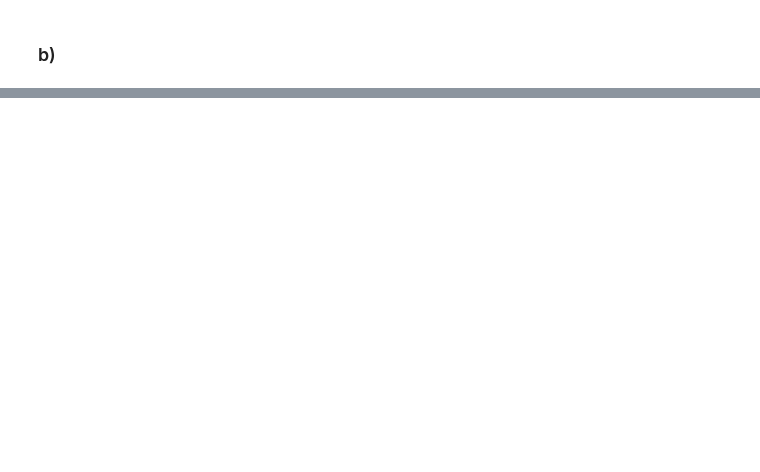
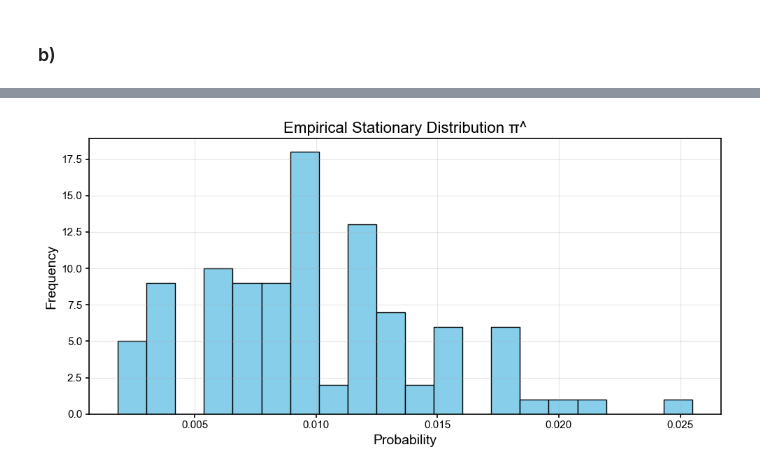
Before and after one commit to sepehrilami/phys7332_fa25, a Jupyter notebook: assignments/assignment03.ipynb, the cells around one changed output, grey strips where cells are left out. Saved outputs shown, nothing was run; the diff lists cells and outputs as text; code cells hidden in the pictures; blank space fills up the shorter version.

```diff
--- a/assignments/assignment03.ipynb
+++ b/assignments/assignment03.ipynb
@@ -1156,0 +854,9 @@ Overall, the spectral gap provides valuable insights into how network structure
+# %%
+T = 500000
+burn_in = 1000
+path_long = random_walk(P, start_node, T)
+visit_counts = np.zeros(G.number_of_nodes())
+for node in path_long[burn_in:]:
+    visit_counts[node] += 1
+pi_hat = visit_counts / np.sum(visit_counts)
+print("Empirical stationary distribution π^:", pi_hat)
@@ -1156,0 +881,12 @@ Overall, the spectral gap provides valuable insights into how network structure
+# %%
+# plot the empirical stationary distribution
+plt.figure(figsize=(10, 5))
+plt.hist(pi_hat, bins=20, color='skyblue', edgecolor='black')
+plt.title('Empirical Stationary Distribution π^', fontsize=16)
+plt.xlabel('Probability', fontsize=14)
+plt.ylabel('Frequency', fontsize=14)
+plt.grid(True, alpha=0.3)
+plt.tight_layout()
+plt.show()
+# %% [output]
+[figure, added]
```
Also changed, not shown: parts of 44 cells of this notebook, 1 other file.
